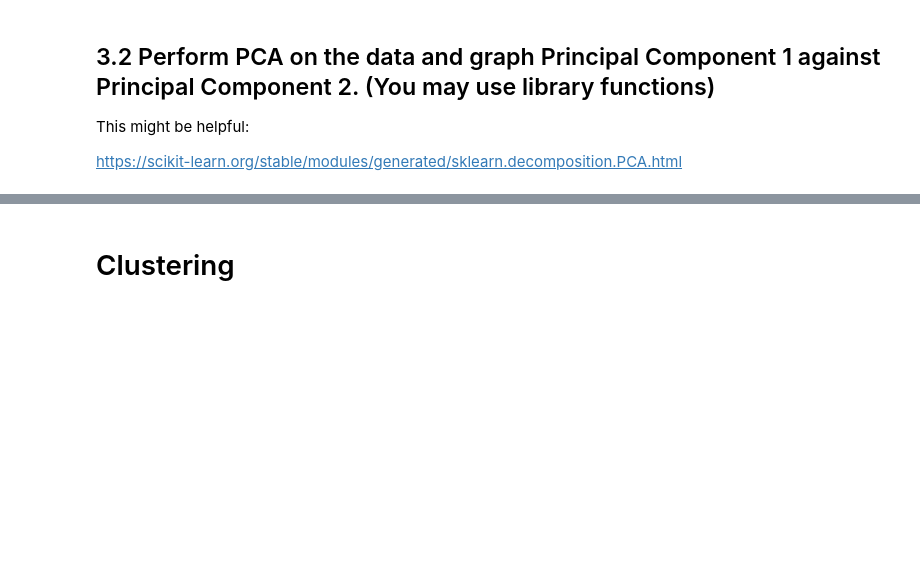
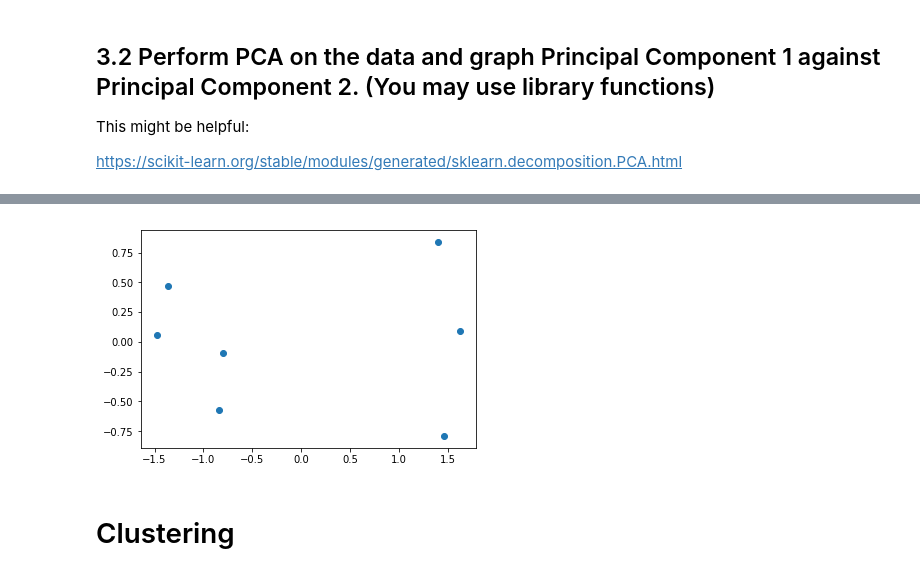
Before and after one commit to damerei/DS-Unit-2-Sprint-1-Linear-Algebra, a Jupyter notebook: Linear_Algebra_Sprint_Challenge.ipynb, the cells around one changed output, grey strips where cells are left out. Saved outputs shown, nothing was run; the diff lists cells and outputs as text; code cells hidden in the pictures; blank space fills up the shorter version.

```diff
--- a/Linear_Algebra_Sprint_Challenge.ipynb
+++ b/Linear_Algebra_Sprint_Challenge.ipynb
@@ -187,3 +187,7 @@ df.head()
 | 3 | 135 | 47 | 267 | 1494 | 66 | 41 | North Ireland | 209 | ... |
 # %%
 ##### Your Code Here #####
+# %%
+scaler = StandardScaler()
+
+scaler.fit(df)
@@ -189,0 +196,4 @@ df.head()
+# %%
+scaled = pd.DataFrame(scaler.transform(df))
+
+scaled.head()
@@ -195,3 +224,7 @@ This might be helpful:
 <https://scikit-learn.org/stable/modules/generated/sklearn.decomposition.PCA.html>
 # %%
 ##### Your Code Here #####
+
+pca = PCA(2)
+
+pca.fit(scaled)
@@ -197,0 +234,2 @@ This might be helpful:
+# %%
+pca_df = pd.DataFrame(pca.transform(scaled))
@@ -198,3 +245,7 @@ This might be helpful:
+# %%
+plt.scatter(pca_df[0],pca_df[1]);
+# %% [output]
+[figure, added]
 # %% [markdown]
 # Clustering
 # %% [markdown]
```
Also changed, not shown: parts of 13 cells of this notebook.
